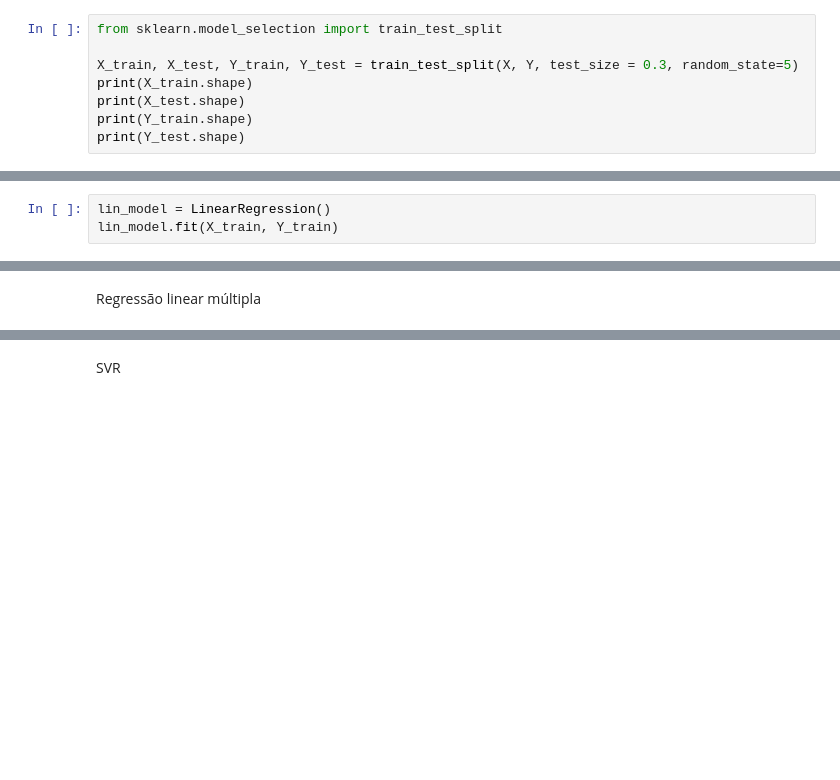
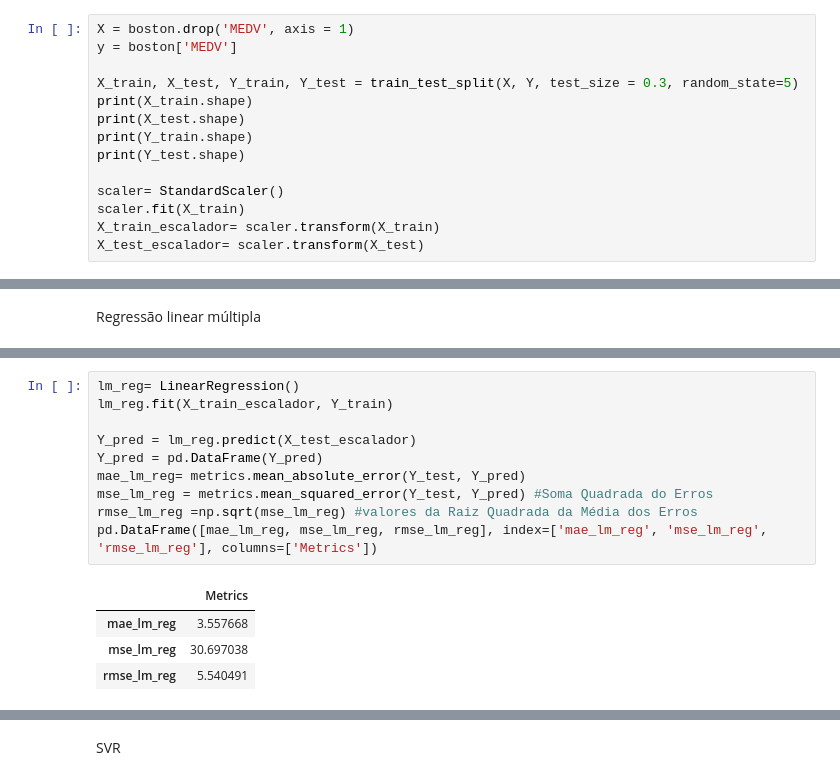
Before and after one commit to EllenBonafin/machine-learning, a Jupyter notebook: ML3.ipynb, the cells around one changed output, grey strips where cells are left out. Cells and saved outputs as stored; diff of their text form; blank space fills up the shorter version.

```diff
--- a/ML3.ipynb
+++ b/ML3.ipynb
@@ -68,9 +125,15 @@ Divisão dos dados
 # %%
-from sklearn.model_selection import train_test_split
+X = boston.drop('MEDV', axis = 1)
+y = boston['MEDV']
 
 X_train, X_test, Y_train, Y_test = train_test_split(X, Y, test_size = 0.3, random_state=5)
 print(X_train.shape)
 print(X_test.shape)
 print(Y_train.shape)
 print(Y_test.shape)
+
+scaler= StandardScaler()
+scaler.fit(X_train)
+X_train_escalador= scaler.transform(X_train)
+X_test_escalador= scaler.transform(X_test)
 # %% [output]
@@ -79,5 +142,2 @@ print(Y_test.shape)
 (354,)
 (152,)
-# %%
-lin_model = LinearRegression()
-lin_model.fit(X_train, Y_train)
@@ -288,0 +309,15 @@ ValueError: ignored
+# %%
+lm_reg= LinearRegression()
+lm_reg.fit(X_train_escalador, Y_train)
+
+Y_pred = lm_reg.predict(X_test_escalador)
+Y_pred = pd.DataFrame(Y_pred)
+mae_lm_reg= metrics.mean_absolute_error(Y_test, Y_pred)
+mse_lm_reg = metrics.mean_squared_error(Y_test, Y_pred) #Soma Quadrada do Erros
+rmse_lm_reg =np.sqrt(mse_lm_reg) #valores da Raiz Quadrada da Média dos Erros
+pd.DataFrame([mae_lm_reg, mse_lm_reg, rmse_lm_reg], index=['mae_lm_reg', 'mse_lm_reg', 'rmse_lm_reg'], columns=['Metrics'])
+# %% [output]
+|  | Metrics |
+| mae_lm_reg | 3.557668 |
+| mse_lm_reg | 30.697038 |
+| rmse_lm_reg | 5.540491 |
```
Also changed, not shown: parts of 30 cells of this notebook.
